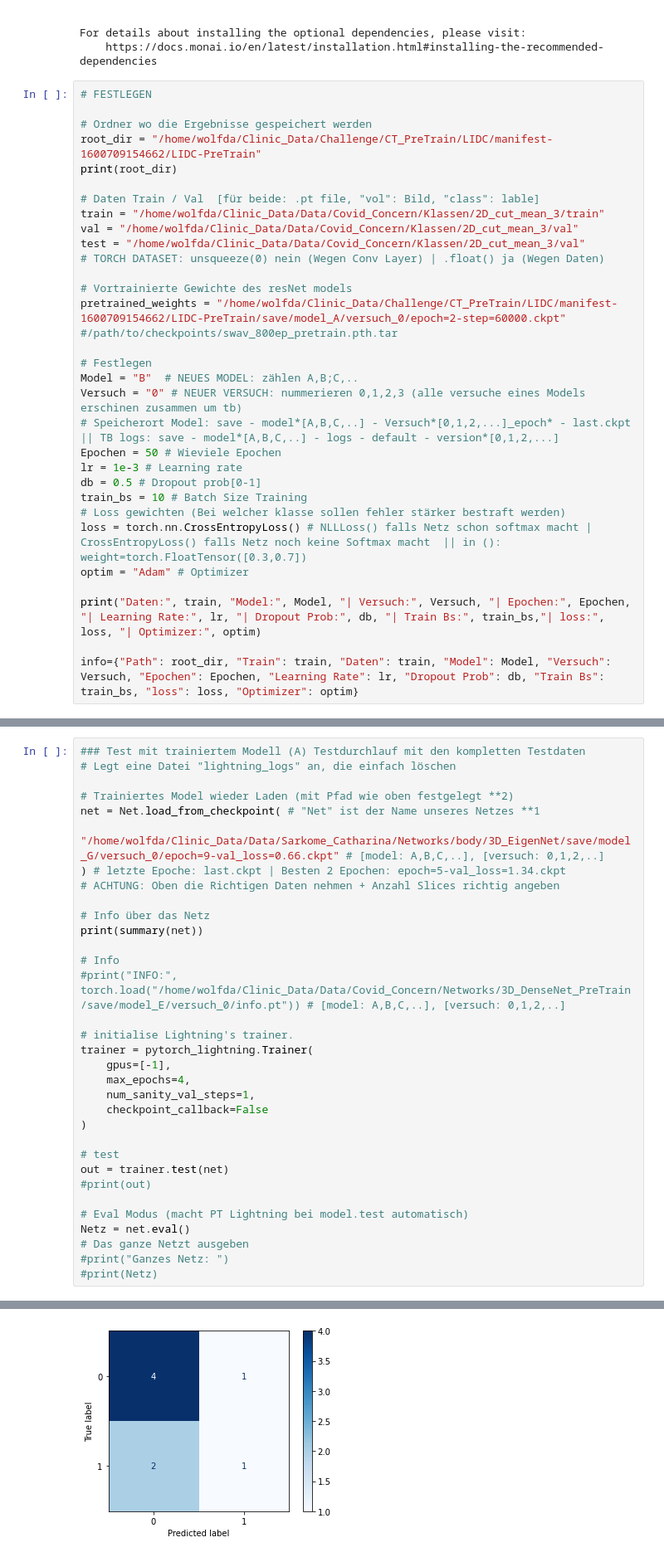
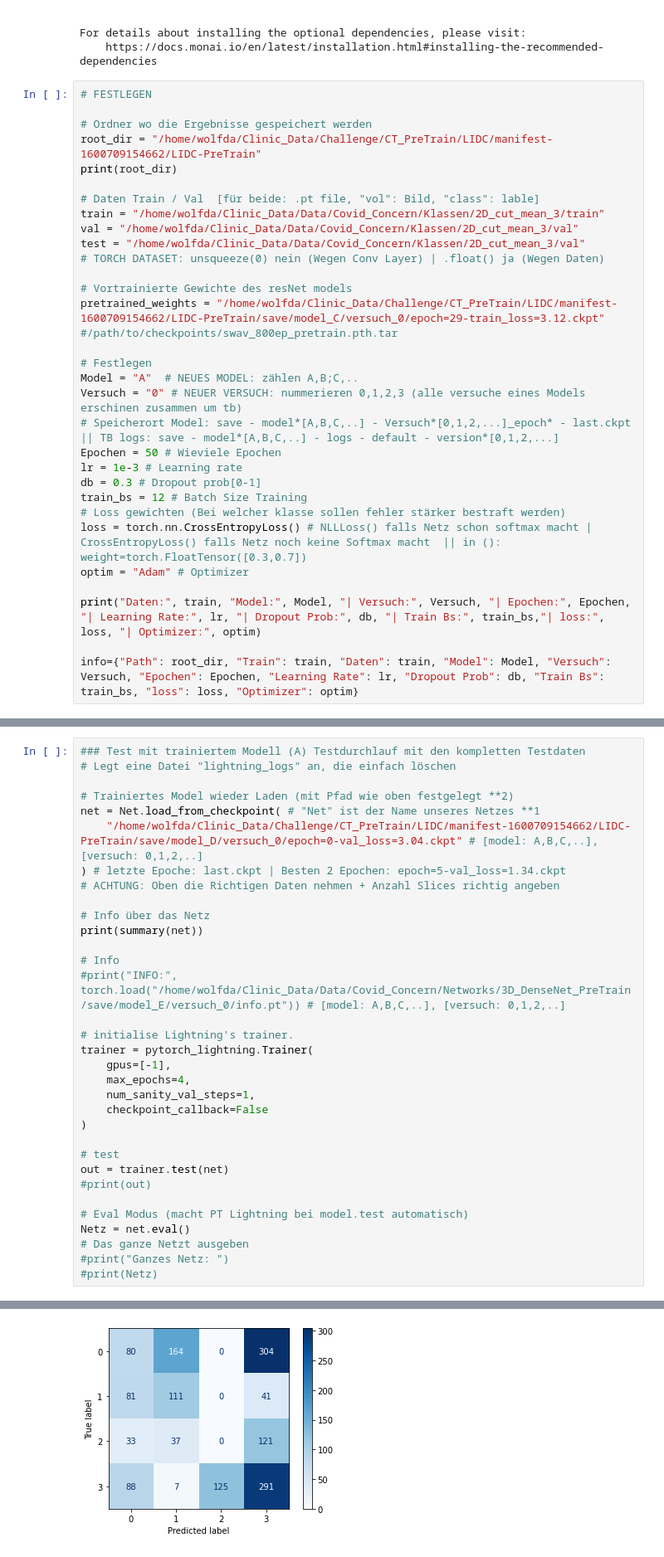
Before and after one commit to Wolfda95/lightning-bolts, a Jupyter notebook: pl_bolts/models/self_supervised/swav/3D_EigenNet_body.ipynb, the cells around one changed output, grey strips where cells are left out. Shown: that part at 83% size. Drawn from its saved outputs; the diff is of its cells as text.

```diff
--- a/pl_bolts/models/self_supervised/swav/3D_EigenNet_body.ipynb
+++ b/pl_bolts/models/self_supervised/swav/3D_EigenNet_body.ipynb
@@ -92,16 +92,16 @@ test = "/home/wolfda/Clinic_Data/Data/Covid_Concern/Klassen/2D_cut_mean_3/val"
 # TORCH DATASET: unsqueeze(0) nein (Wegen Conv Layer) | .float() ja (Wegen Daten)
 
 # Vortrainierte Gewichte des resNet models
-pretrained_weights = "/home/wolfda/Clinic_Data/Challenge/CT_PreTrain/LIDC/manifest-1600709154662/LIDC-PreTrain/save/model_A/versuch_0/epoch=2-step=60000.ckpt" #/path/to/checkpoints/swav_800ep_pretrain.pth.tar
+pretrained_weights = "/home/wolfda/Clinic_Data/Challenge/CT_PreTrain/LIDC/manifest-1600709154662/LIDC-PreTrain/save/model_C/versuch_0/epoch=29-train_loss=3.12.ckpt" #/path/to/checkpoints/swav_800ep_pretrain.pth.tar
 
 # Festlegen
-Model = "B"  # NEUES MODEL: zählen A,B;C,..
+Model = "A"  # NEUES MODEL: zählen A,B;C,..
 Versuch = "0" # NEUER VERSUCH: nummerieren 0,1,2,3 (alle versuche eines Models erschinen zusammen um tb)
 # Speicherort Model: save - model*[A,B,C,..] - Versuch*[0,1,2,...]_epoch* - last.ckpt || TB logs: save - model*[A,B,C,..] - logs - default - version*[0,1,2,...]
 Epochen = 50 # Wieviele Epochen
 lr = 1e-3 # Learning rate
-db = 0.5 # Dropout prob[0-1]
-train_bs = 10 # Batch Size Training
+db = 0.3 # Dropout prob[0-1]
+train_bs = 12 # Batch Size Training
 # Loss gewichten (Bei welcher klasse sollen fehler stärker bestraft werden)
 loss = torch.nn.CrossEntropyLoss() # NLLLoss() falls Netz schon softmax macht | CrossEntropyLoss() falls Netz noch keine Softmax macht  || in (): weight=torch.FloatTensor([0.3,0.7])
 optim = "Adam" # Optimizer
@@ -466,7 +447,7 @@ ValueError: multiclass format is not supported
 
 # Trainiertes Model wieder Laden (mit Pfad wie oben festgelegt **2)
 net = Net.load_from_checkpoint( # "Net" ist der Name unseres Netzes **1
-    "/home/wolfda/Clinic_Data/Data/Sarkome_Catharina/Networks/body/3D_EigenNet/save/model_G/versuch_0/epoch=9-val_loss=0.66.ckpt" # [model: A,B,C,..], [versuch: 0,1,2,..]
+    "/home/wolfda/Clinic_Data/Challenge/CT_PreTrain/LIDC/manifest-1600709154662/LIDC-PreTrain/save/model_D/versuch_0/epoch=0-val_loss=3.04.ckpt" # [model: A,B,C,..], [versuch: 0,1,2,..]
 ) # letzte Epoche: last.ckpt | Besten 2 Epochen: epoch=5-val_loss=1.34.ckpt
 # ACHTUNG: Oben die Richtigen Daten nehmen + Anzahl Slices richtig angeben
 
@@ -534 +516 @@ Threshold 0.7380830645561218 tpr Value 0.5773502691896257
-[figure, old version]
+[figure, new version]
```
Also changed, not shown: parts of 4 cells of this notebook, 4 other files.
